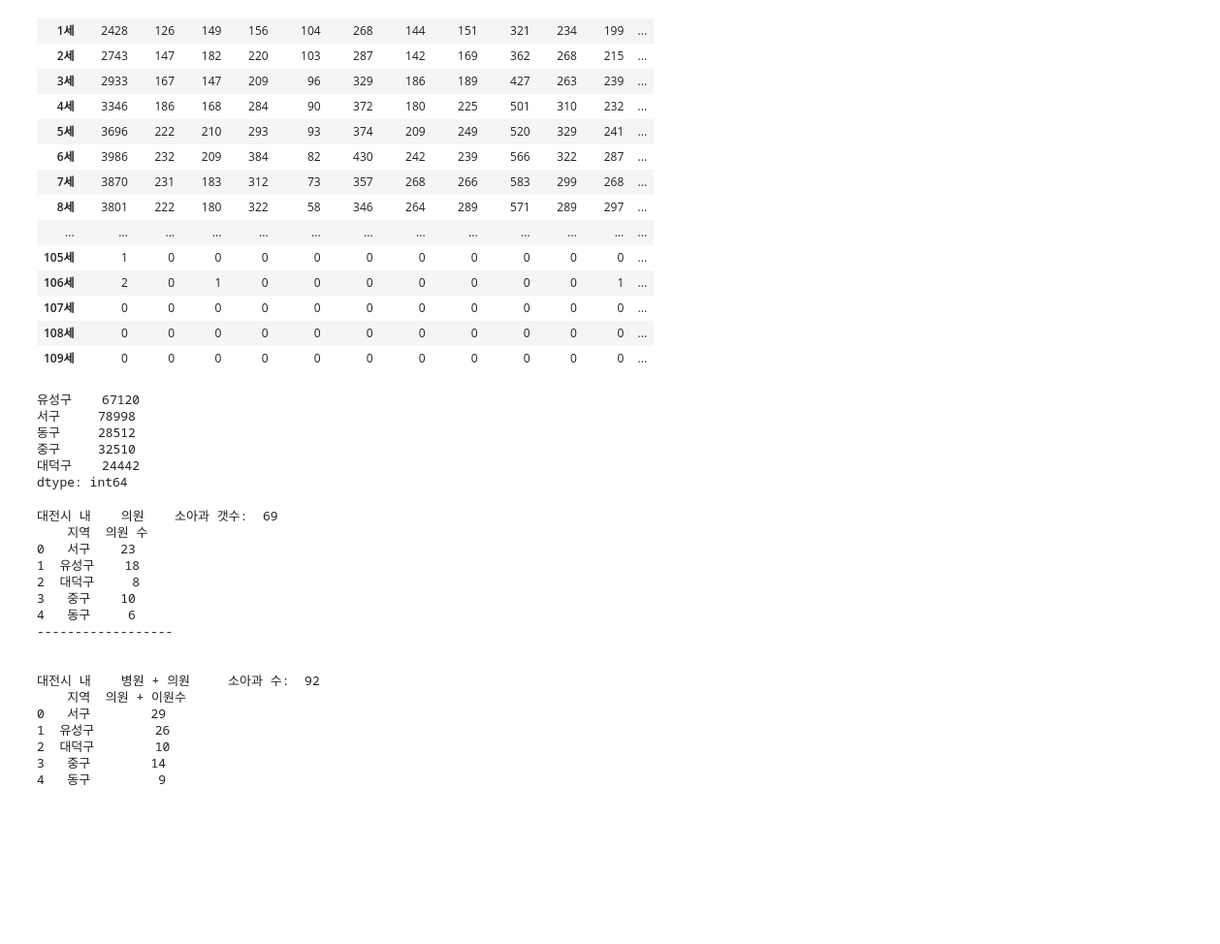
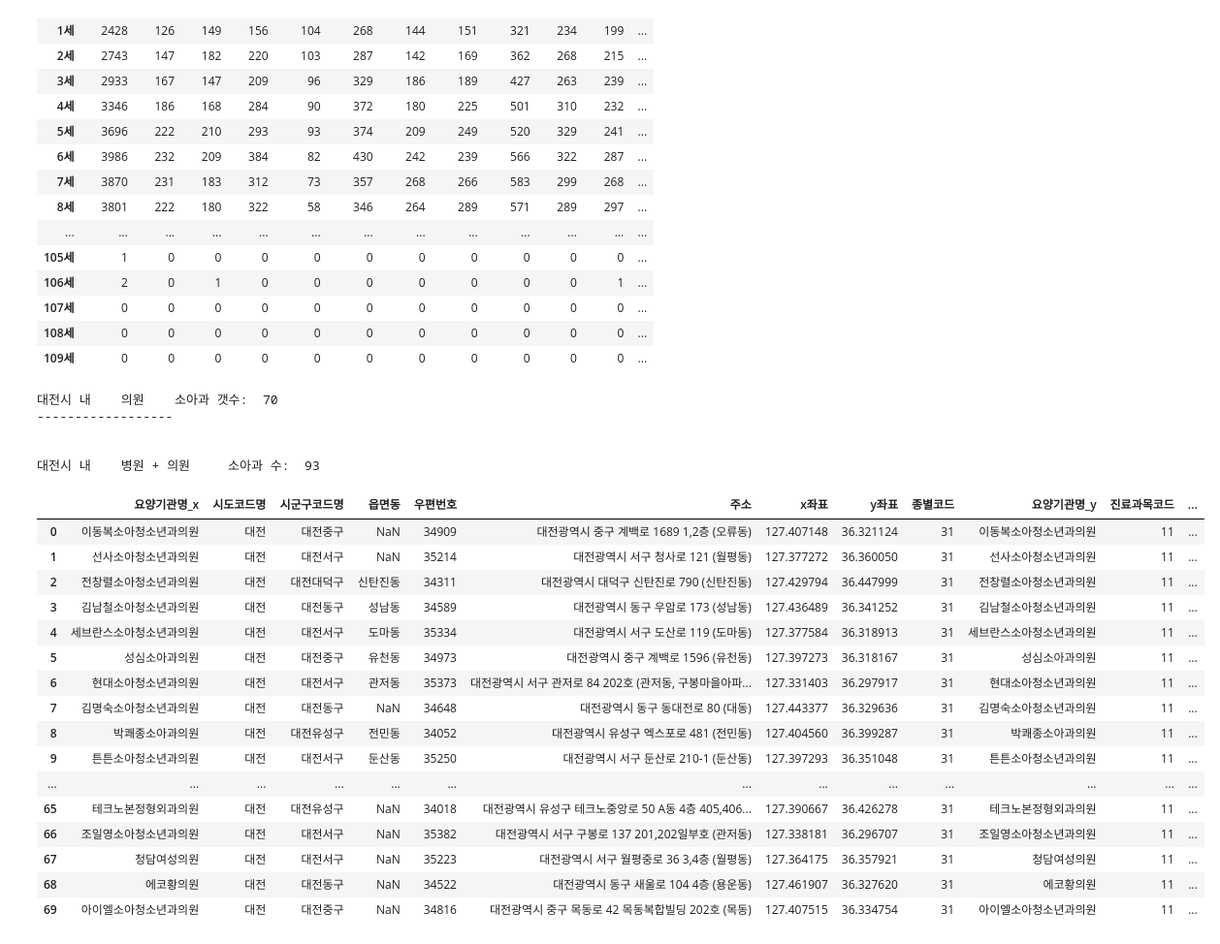
Before and after one commit to Yoonchulchung/SPARCS_2024, a Jupyter notebook: Untitled-1.ipynb, the cells around one changed output. Shown at 97% size. Drawn from its saved outputs; the diff is of its cells as text; code cells hidden in the pictures; blank space fills up the shorter version.

```diff
--- a/Untitled-1.ipynb
+++ b/Untitled-1.ipynb
@@ -92,14 +73,6 @@ population_summary = population[['유성구', '서구', '동구', '중구', '대
 
 population_summary_nonAdult = population_summary.loc['0세' : '18세']
 population_summary_nonAdult_total = population_summary_nonAdult.sum()
-print(population_summary_nonAdult_total)
-# %% [output]
-유성구    67120
-서구     78998
-동구     28512
-중구     32510
-대덕구    24442
-dtype: int64
 # %%
 #대전 지역 내 소아과 수를 확인합니다. HIRA 빅데이터 개방포털에서 데이터를 가져왔습니다
 
@@ -124,7 +97,7 @@ daejon_hospital_info_pediatrics_31.reset_index(drop = True, inplace = True)
 daejon_hospital_info_pediatrics_31 = daejon_hospital_info_pediatrics_31[daejon_hospital_info_pediatrics_31['과목별 전문의수'] > 0]
 daejon_hospital_info_pediatrics_31.reset_index(drop=True, inplace = True)
 
-print('대전시 내    의원    소아과 갯수: ',daejon_hospital_info_pediatrics_31.shape[0] - 1) #대전시 내 의원의 갯수는 69개 입니다.
+print('대전시 내    의원    소아과 갯수: ',daejon_hospital_info_pediatrics_31.shape[0]) #대전시 내 의원의 갯수는 69개 입니다.
 
 daejon_hospital_info_pediatrics_31_yuseong = daejon_hospital_info_pediatrics_31[daejon_hospital_info_pediatrics_31['시군구코드명'] == '대전유성구']
 daejon_hospital_info_pediatrics_31_seo = daejon_hospital_info_pediatrics_31[daejon_hospital_info_pediatrics_31['시군구코드명'] == '대전서구']
@@ -136,62 +109,67 @@ daejon_hospital_info_pediatrics_31_seo.reset_index(drop = True, inplace = True)
 daejon_hospital_info_pediatrics_31_yuseong.reset_index(drop = True, inplace = True)
 daejon_hospital_info_pediatrics_31_daedeok.reset_index(drop = True, inplace = True)
 daejon_hospital_info_pediatrics_31_jung.reset_index(drop = True, inplace = True)
 daejon_hospital_info_pediatrics_31_dong.reset_index(drop = True, inplace = True)
 
-seo_31 = daejon_hospital_info_pediatrics_31_seo.shape[0] - 1
-yuseong_31 = daejon_hospital_info_pediatrics_31_yuseong.shape[0] - 1
-daedeok_31 = daejon_hospital_info_pediatrics_31_daedeok.shape[0] - 1
-jung_31 = daejon_hospital_info_pediatrics_31_jung.shape[0] - 1
-dong_31 = daejon_hospital_info_pediatrics_31_dong.shape[0] - 1
+seo_31 = daejon_hospital_info_pediatrics_31_seo.shape[0]
+yuseong_31 = daejon_hospital_info_pediatrics_31_yuseong.shape[0]
+daedeok_31 = daejon_hospital_info_pediatrics_31_daedeok.shape[0]
+d_jung_31 = daejon_hospital_info_pediatrics_31_jung.shape[0]
+dong_31 = daejon_hospital_info_pediatrics_31_dong.shape[0]
 
 daejon_hospital_info_pediatrics_31_total = pd.DataFrame({'지역' : ['서구', '유성구', '대덕구', '중구', '동구'],
-                                                         '의원 수' : [seo_31, yuseong_31, daedeok_31, jung_31, dong_31]})
-
-print(daejon_hospital_info_pediatrics_31_total)
+                                                         '의원 수' : [seo_31, yuseong_31, daedeok_31, d_jung_31, dong_31]})
 #병원 포함
 daejon_hospital_info_pediatrics_ALL = daejon_hospital_info_pediatrics[daejon_hospital_info_pediatrics['과목별 전문의수'] > 0]
 print("------------------\n\n")
-print("대전시 내    병원 + 의원     소아과 수: ", daejon_hospital_info_pediatrics_ALL.shape[0] - 1) # 대전시 내 총 소아과 수는 92개 입니다.
+print("대전시 내    병원 + 의원     소아과 수: ", daejon_hospital_info_pediatrics_ALL.shape[0]) # 대전시 내 총 소아과 수는 92개 입니다.
 
 daejon_hospital_info_pediatrics_ALL_yuseong = daejon_hospital_info_pediatrics_ALL[daejon_hospital_info_pediatrics_ALL['시군구코드명'] == '대전유성구']
 daejon_hospital_info_pediatrics_ALL_seo = daejon_hospital_info_pediatrics_ALL[daejon_hospital_info_pediatrics_ALL['시군구코드명'] == '대전서구']
 daejon_hospital_info_pediatrics_ALL_daedeok = daejon_hospital_info_pediatrics_ALL[daejon_hospital_info_pediatrics_ALL['시군구코드명'] == '대전대덕구']
 daejon_hospital_info_pediatrics_ALL_jung = daejon_hospital_info_pediatrics_ALL[daejon_hospital_info_pediatrics_ALL['시군구코드명'] == '대전중구']
 daejon_hospital_info_pediatrics_ALL_dong = daejon_hospital_info_pediatrics_ALL[daejon_hospital_info_pediatrics_ALL['시군구코드명'] == '대전동구']
 
 daejon_hospital_info_pediatrics_ALL_yuseong.reset_index(drop  = True, inplace = True)
 daejon_hospital_info_pediatrics_ALL_seo.reset_index(drop = True, inplace = True)
 daejon_hospital_info_pediatrics_ALL_daedeok.reset_index(drop = True, inplace = True)
 daejon_hospital_info_pediatrics_ALL_jung.reset_index(drop = True, inplace = True)
 daejon_hospital_info_pediatrics_ALL_dong.reset_index(drop = True, inplace = True)
 
-seo_all = daejon_hospital_info_pediatrics_ALL_seo.shape[0] - 1     # 병원 + 의원 29
-yuseong_all = daejon_hospital_info_pediatrics_ALL_yuseong.shape[0] - 1  # 병원 + 의원 26개
-daedeok_all = daejon_hospital_info_pediatrics_ALL_daedeok.shape[0] - 1  # 병원 + 의원 10개
-jung_all = daejon_hospital_info_pediatrics_ALL_jung.shape[0] - 1     # 병원 + 의원 14개
-dong_all = daejon_hospital_info_pediatrics_ALL_dong.shape[0] - 1
+seo_all = daejon_hospital_info_pediatrics_ALL_seo.shape[0]
+yuseong_all = daejon_hospital_info_pediatrics_ALL_yuseong.shape[0]
+daedeok_all = daejon_hospital_info_pediatrics_ALL_daedeok.shape[0]
+jung_all = daejon_hospital_info_pediatrics_ALL_jung.shape[0]
+dong_all = daejon_hospital_info_pediatrics_ALL_dong.shape[0]
 
 daejon_hospital_info_pediatrics_all_total = pd.DataFrame({'지역' : ['서구', '유성구', '대덕구', '중구', '동구'],
                                                          '의원 + 이원수' : [seo_all, yuseong_all, daedeok_all, jung_all, dong_all]})
-print(daejon_hospital_info_pediatrics_all_total)
+
+st.title("2021년도 대전 광역시 내 의원 소아청소년과 통계입니다.")
+daejon_hospital_info_pediatrics_31
 # %% [output]
-대전시 내    의원    소아과 갯수:  69
-    지역  의원 수
-0   서구    23
-1  유성구    18
-2  대덕구     8
-3   중구    10
-4   동구     6
+대전시 내    의원    소아과 갯수:  70
 ------------------
 
 
-대전시 내    병원 + 의원     소아과 수:  92
-    지역  의원 + 이원수
-0   서구        29
-1  유성구        26
-2  대덕구        10
-3   중구        14
-4   동구         9
+대전시 내    병원 + 의원     소아과 수:  93
+|  | 요양기관명_x | 시도코드명 | 시군구코드명 | 읍면동 | 우편번호 | 주소 | x좌표 | y좌표 | 종별코드 | 요양기관명_y | 진료과목코드 | ... |
+| 0 | 이동복소아청소년과의원 | 대전 | 대전중구 | NaN | 34909 | 대전광역시 중구 계백로 1689 1,2층 (오류동) | 127.407148 | 36.321124 | 31 | 이동복소아청소년과의원 | 11 | ... |
+| 1 | 선사소아청소년과의원 | 대전 | 대전서구 | NaN | 35214 | 대전광역시 서구 청사로 121 (월평동) | 127.377272 | 36.360050 | 31 | 선사소아청소년과의원 | 11 | ... |
+| 2 | 전창렬소아청소년과의원 | 대전 | 대전대덕구 | 신탄진동 | 34311 | 대전광역시 대덕구 신탄진로 790 (신탄진동) | 127.429794 | 36.447999 | 31 | 전창렬소아청소년과의원 | 11 | ... |
+| 3 | 김남철소아청소년과의원 | 대전 | 대전동구 | 성남동 | 34589 | 대전광역시 동구 우암로 173 (성남동) | 127.436489 | 36.341252 | 31 | 김남철소아청소년과의원 | 11 | ... |
+| 4 | 세브란스소아청소년과의원 | 대전 | 대전서구 | 도마동 | 35334 | 대전광역시 서구 도산로 119 (도마동) | 127.377584 | 36.318913 | 31 | 세브란스소아청소년과의원 | 11 | ... |
+| 5 | 성심소아과의원 | 대전 | 대전중구 | 유천동 | 34973 | 대전광역시 중구 계백로 1596 (유천동) | 127.397273 | 36.318167 | 31 | 성심소아과의원 | 11 | ... |
+| 6 | 현대소아청소년과의원 | 대전 | 대전서구 | 관저동 | 35373 | 대전광역시 서구 관저로 84 202호 (관저동, 구봉마을아파... | 127.331403 | 36.297917 | 31 | 현대소아청소년과의원 | 11 | ... |
+| 7 | 김명숙소아청소년과의원 | 대전 | 대전동구 | NaN | 34648 | 대전광역시 동구 동대전로 80 (대동) | 127.443377 | 36.329636 | 31 | 김명숙소아청소년과의원 | 11 | ... |
+| 8 | 박쾌종소아과의원 | 대전 | 대전유성구 | 전민동 | 34052 | 대전광역시 유성구 엑스포로 481 (전민동) | 127.404560 | 36.399287 | 31 | 박쾌종소아과의원 | 11 | ... |
+| 9 | 튼튼소아청소년과의원 | 대전 | 대전서구 | 둔산동 | 35250 | 대전광역시 서구 둔산로 210-1 (둔산동) | 127.397293 | 36.351048 | 31 | 튼튼소아청소년과의원 | 11 | ... |
+| ... | ... | ... | ... | ... | ... | ... | ... | ... | ... | ... | ... | ... |
+| 65 | 테크노본정형외과의원 | 대전 | 대전유성구 | NaN | 34018 | 대전광역시 유성구 테크노중앙로 50 A동 4층 405,406... | 127.390667 | 36.426278 | 31 | 테크노본정형외과의원 | 11 | ... |
+| 66 | 조일영소아청소년과의원 | 대전 | 대전서구 | NaN | 35382 | 대전광역시 서구 구봉로 137 201,202일부호 (관저동) | 127.338181 | 36.296707 | 31 | 조일영소아청소년과의원 | 11 | ... |
+| 67 | 청담여성의원 | 대전 | 대전서구 | NaN | 35223 | 대전광역시 서구 월평중로 36 3,4층 (월평동) | 127.364175 | 36.357921 | 31 | 청담여성의원 | 11 | ... |
+| 68 | 에코황의원 | 대전 | 대전동구 | NaN | 34522 | 대전광역시 동구 새울로 104 4층 (용운동) | 127.461907 | 36.327620 | 31 | 에코황의원 | 11 | ... |
+| 69 | 아이엘소아청소년과의원 | 대전 | 대전중구 | NaN | 34816 | 대전광역시 중구 목동로 42 목동복합빌딩 202호 (목동) | 127.407515 | 36.334754 | 31 | 아이엘소아청소년과의원 | 11 | ... |
 # %%
 # 대전 내 행정구역 별 18세 미만 나이와 소아과 수 비교
 
```
Also changed, not shown: parts of 7 cells of this notebook, 17 other files.
